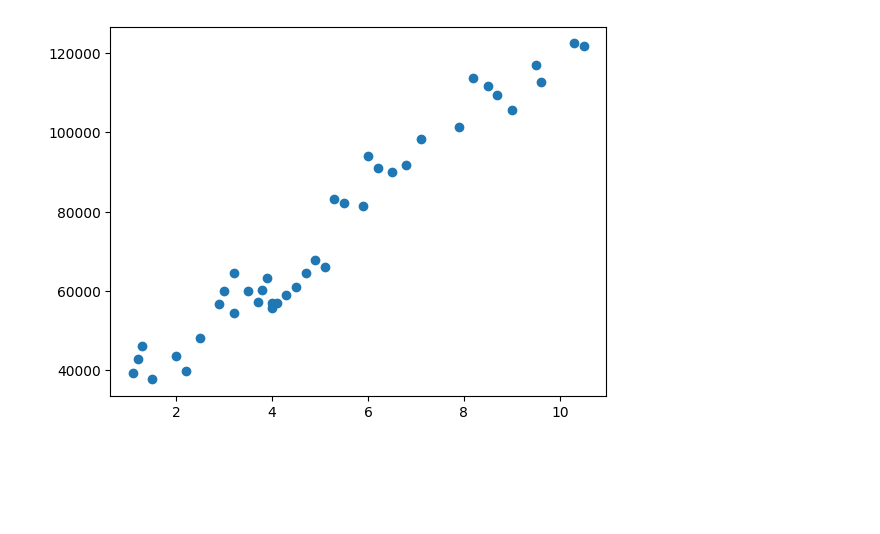
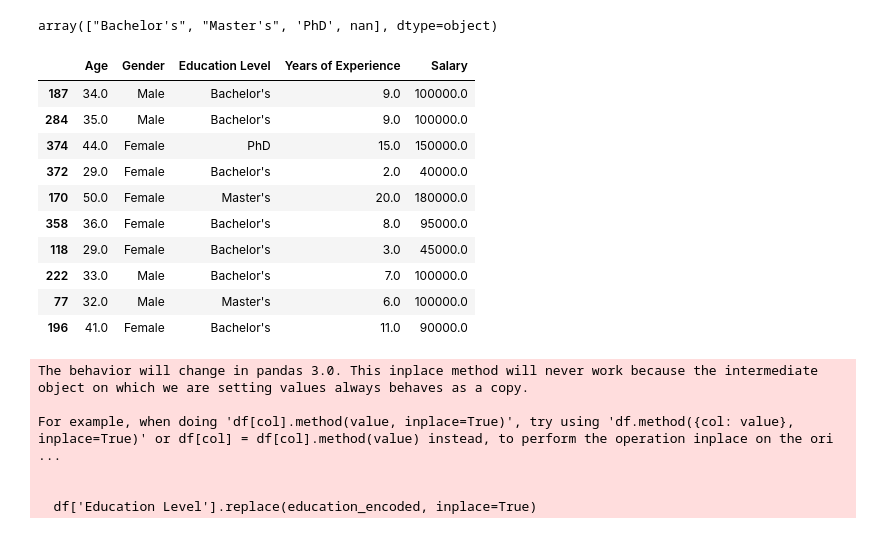
Before and after one commit to pranavchinche/pranavchinche, a Jupyter notebook: salary_prediction.ipynb, the cells around one changed output. Saved outputs shown, nothing was run; the diff lists cells and outputs as text; code cells hidden in the pictures; blank space fills up the shorter version.

```diff
--- a/salary_prediction.ipynb
+++ b/salary_prediction.ipynb
@@ -46,8 +97,19 @@ y=df["Salary"]
-# %%
-import matplotlib.pyplot as plt
-
-plt.scatter(x,y)
-plt.show()
-# %% [output]
-[figure, removed]
+# %%
+df['Education Level'].unique()
+# %% [output]
+array(["Bachelor's", "Master's", 'PhD', nan], dtype=object)
+# %%
+df.sample(10)
+# %% [output]
+|  | Age | Gender | Education Level | Years of Experience | Salary |
+| 187 | 34.0 | Male | Bachelor's | 9.0 | 100000.0 |
+| 284 | 35.0 | Male | Bachelor's | 9.0 | 100000.0 |
+| 374 | 44.0 | Female | PhD | 15.0 | 150000.0 |
+| 372 | 29.0 | Female | Bachelor's | 2.0 | 40000.0 |
+| 170 | 50.0 | Female | Master's | 20.0 | 180000.0 |
+| 358 | 36.0 | Female | Bachelor's | 8.0 | 95000.0 |
+| 118 | 29.0 | Female | Bachelor's | 3.0 | 45000.0 |
+| 222 | 33.0 | Male | Bachelor's | 7.0 | 100000.0 |
+| 77 | 32.0 | Male | Master's | 6.0 | 100000.0 |
+| 196 | 41.0 | Female | Bachelor's | 11.0 | 90000.0 |
 # %%
@@ -55,0 +125,11 @@ linear=LinearRegression()
+# %%
+education_encoded= {'nan':0,"Bachelor's": 1, "Master's": 2,'PhD': 3}
+df['Education'] = df['Education Level'].map(education_encoded)
+df['Education Level'].replace(education_encoded, inplace=True)
+# %% [output]
+The behavior will change in pandas 3.0. This inplace method will never work because the intermediate object on which we are setting values always behaves as a copy.
+
+For example, when doing 'df[col].method(value, inplace=True)', try using 'df.method({col: value}, inplace=True)' or df[col] = df[col].method(value) instead, to perform the operation inplace on the ori ...
+
+
+  df['Education Level'].replace(education_encoded, inplace=True)
```
Also changed, not shown: parts of 41 cells of this notebook.
